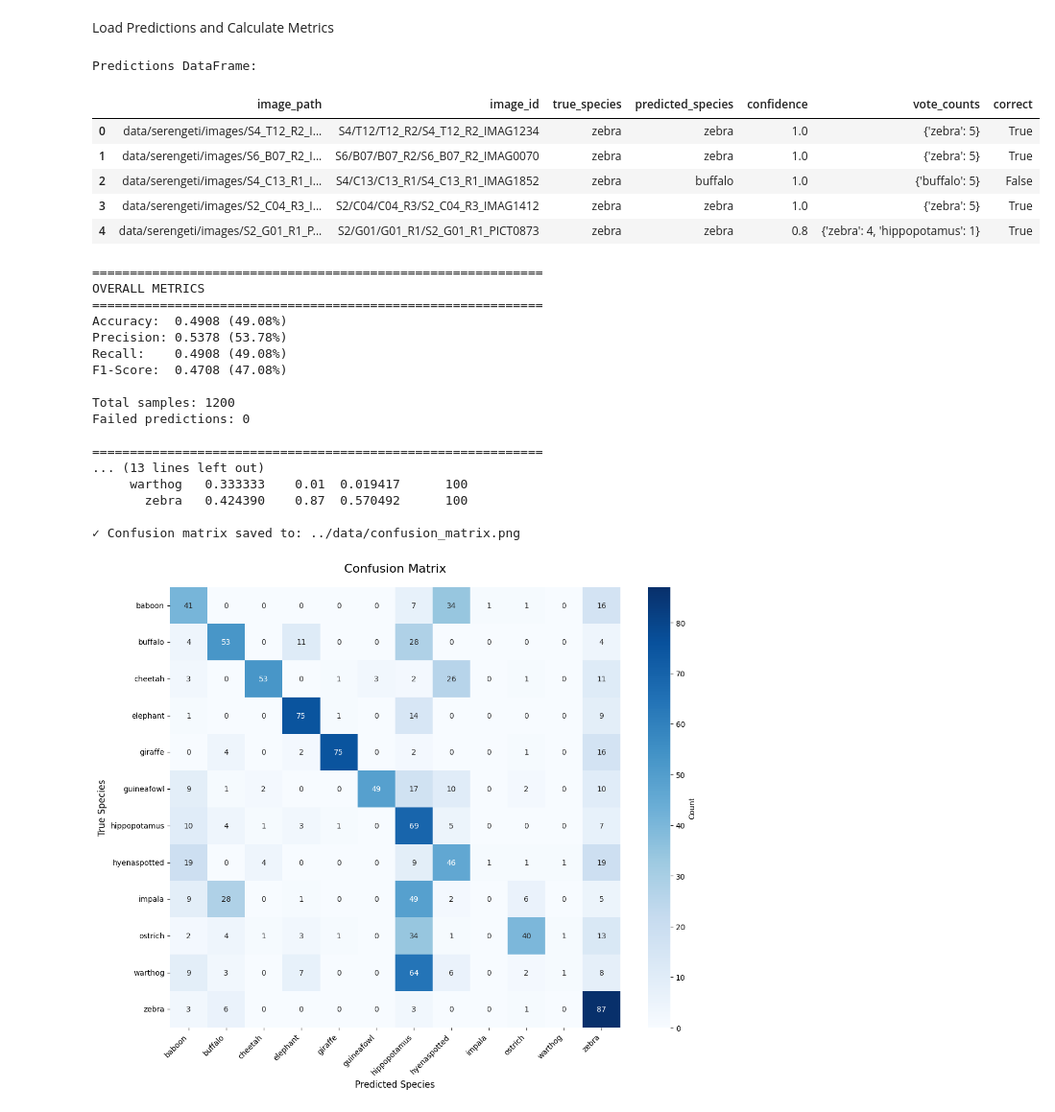
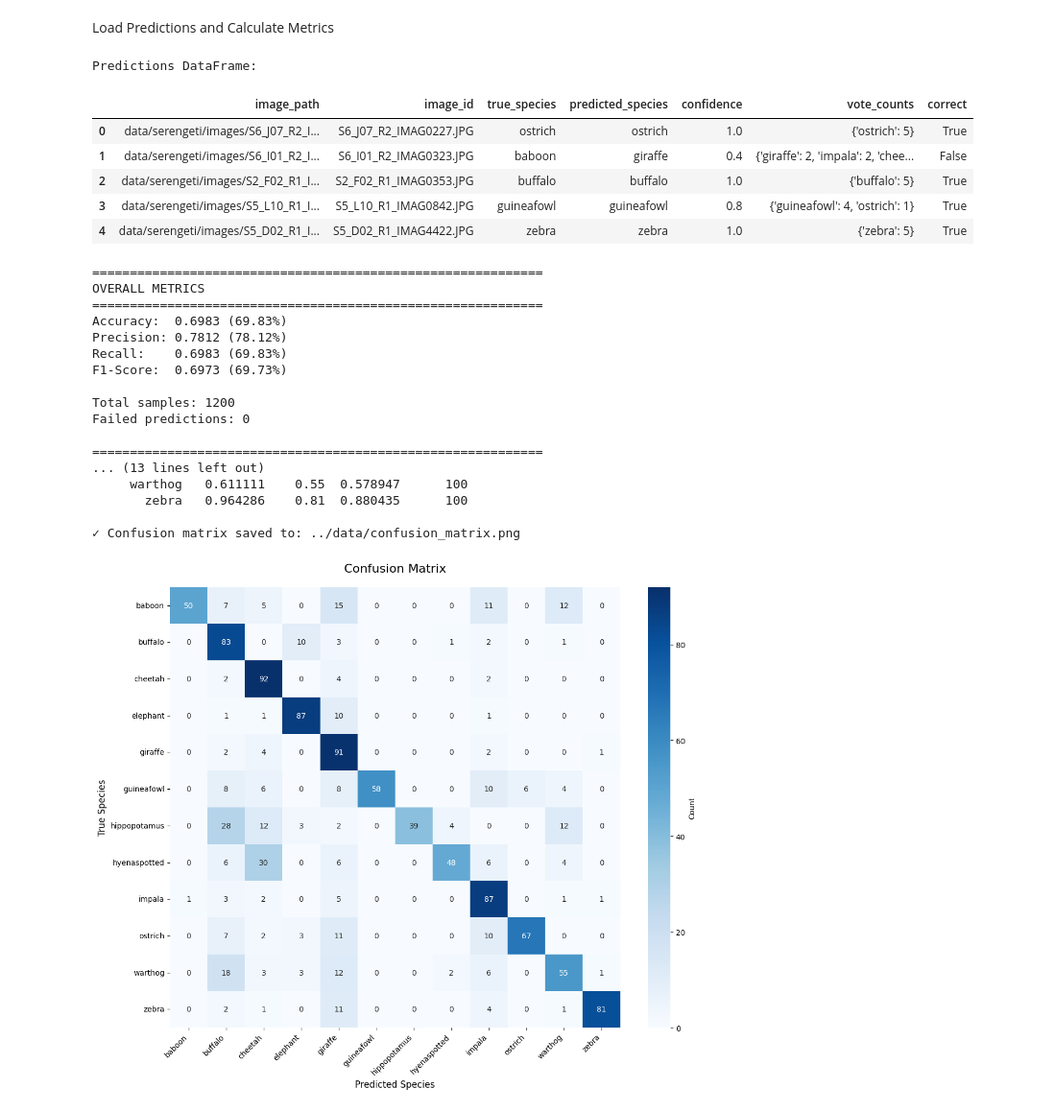
Before and after one commit to LuizAlencar17/WildMatch, a Jupyter notebook: code/metrics.ipynb, the cells around one changed output. Shown at 96% size. Drawn from its saved outputs; the diff is of its cells as text; code cells hidden in the pictures.

```diff
--- a/code/metrics.ipynb
+++ b/code/metrics.ipynb
@@ -124,19 +124,19 @@ def calculate_metrics(predictions_df, save_confusion_matrix=True, output_dir="..
 Load Predictions and Calculate Metrics
 # %%
 # Load predictions from CSV
-predictions_df = pd.read_csv("../results/structured_predictions.csv")
+predictions_df = pd.read_csv("../results/clip_fusion_predictions.csv")
 
 # Display first few rows
 print("Predictions DataFrame:")
 predictions_df.head()
 # %% [output]
 Predictions DataFrame:
 |  | image_path | image_id | true_species | predicted_species | confidence | vote_counts | correct |
-| 0 | data/serengeti/images/S4_T12_R2_I... | S4/T12/T12_R2/S4_T12_R2_IMAG1234 | zebra | zebra | 1.0 | {'zebra': 5} | True |
-| 1 | data/serengeti/images/S6_B07_R2_I... | S6/B07/B07_R2/S6_B07_R2_IMAG0070 | zebra | zebra | 1.0 | {'zebra': 5} | True |
-| 2 | data/serengeti/images/S4_C13_R1_I... | S4/C13/C13_R1/S4_C13_R1_IMAG1852 | zebra | buffalo | 1.0 | {'buffalo': 5} | False |
-| 3 | data/serengeti/images/S2_C04_R3_I... | S2/C04/C04_R3/S2_C04_R3_IMAG1412 | zebra | zebra | 1.0 | {'zebra': 5} | True |
-| 4 | data/serengeti/images/S2_G01_R1_P... | S2/G01/G01_R1/S2_G01_R1_PICT0873 | zebra | zebra | 0.8 | {'zebra': 4, 'hippopotamus': 1} | True |
+| 0 | data/serengeti/images/S6_J07_R2_I... | S6_J07_R2_IMAG0227.JPG | ostrich | ostrich | 1.0 | {'ostrich': 5} | True |
+| 1 | data/serengeti/images/S6_I01_R2_I... | S6_I01_R2_IMAG0323.JPG | baboon | giraffe | 0.4 | {'giraffe': 2, 'impala': 2, 'chee... | False |
+| 2 | data/serengeti/images/S2_F02_R1_I... | S2_F02_R1_IMAG0353.JPG | buffalo | buffalo | 1.0 | {'buffalo': 5} | True |
+| 3 | data/serengeti/images/S5_L10_R1_I... | S5_L10_R1_IMAG0842.JPG | guineafowl | guineafowl | 0.8 | {'guineafowl': 4, 'ostrich': 1} | True |
+| 4 | data/serengeti/images/S5_D02_R1_I... | S5_D02_R1_IMAG4422.JPG | zebra | zebra | 1.0 | {'zebra': 5} | True |
 # %%
 # Calculate all metrics
 metrics = calculate_metrics(
@@ -148,21 +148,21 @@ metrics = calculate_metrics(
 ============================================================
 OVERALL METRICS
 ============================================================
-Accuracy:  0.4908 (49.08%)
-Precision: 0.5378 (53.78%)
-Recall:    0.4908 (49.08%)
-F1-Score:  0.4708 (47.08%)
+Accuracy:  0.6983 (69.83%)
+Precision: 0.7812 (78.12%)
+Recall:    0.6983 (69.83%)
+F1-Score:  0.6973 (69.73%)
 
 Total samples: 1200
 Failed predictions: 0
 
 ============================================================
 ... (13 lines left out)
-     warthog   0.333333    0.01  0.019417      100
-       zebra   0.424390    0.87  0.570492      100
+     warthog   0.611111    0.55  0.578947      100
+       zebra   0.964286    0.81  0.880435      100
 
 ✓ Confusion matrix saved to: ../data/confusion_matrix.png
-[figure, old version]
+[figure, new version]
 # %%
 # Display per-class metrics
 print("\nDetailed Per-Class Metrics:")
```
Also changed, not shown: parts of 4 cells of this notebook, 8 other files.
